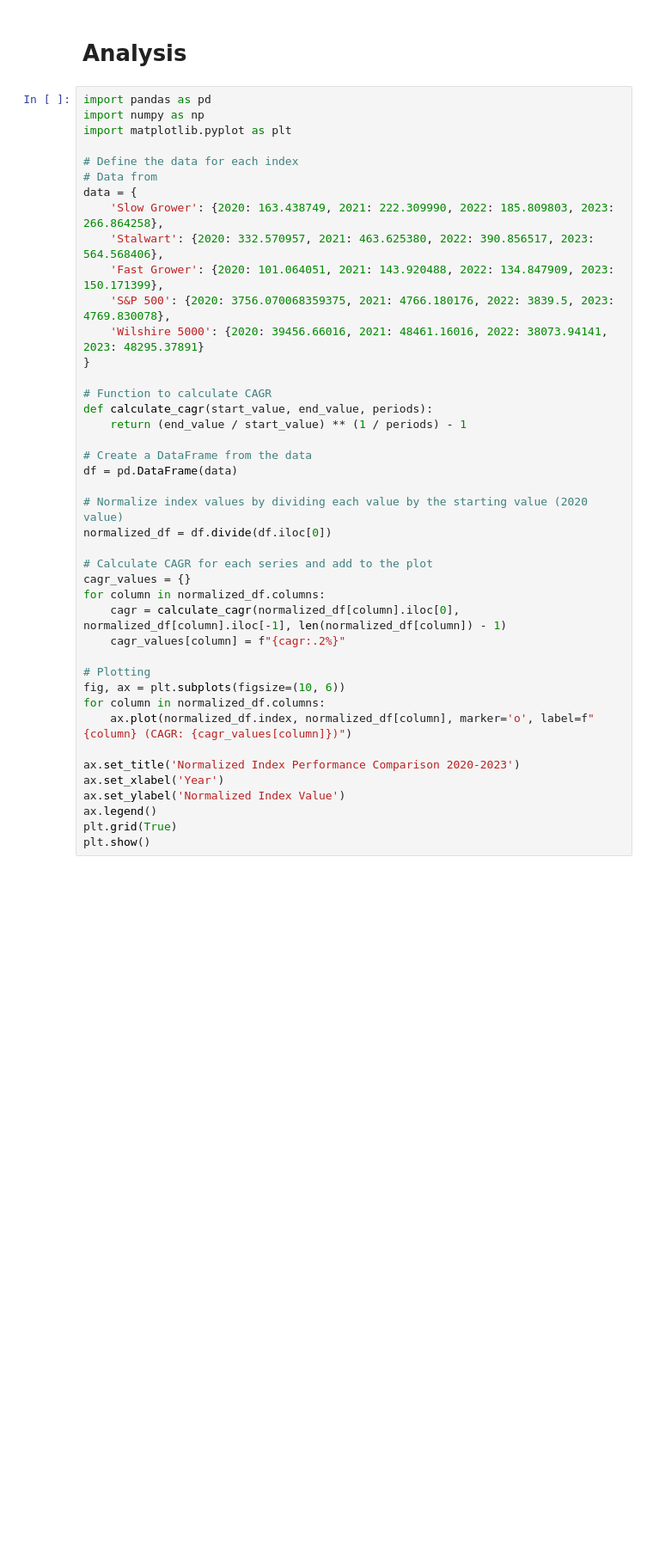
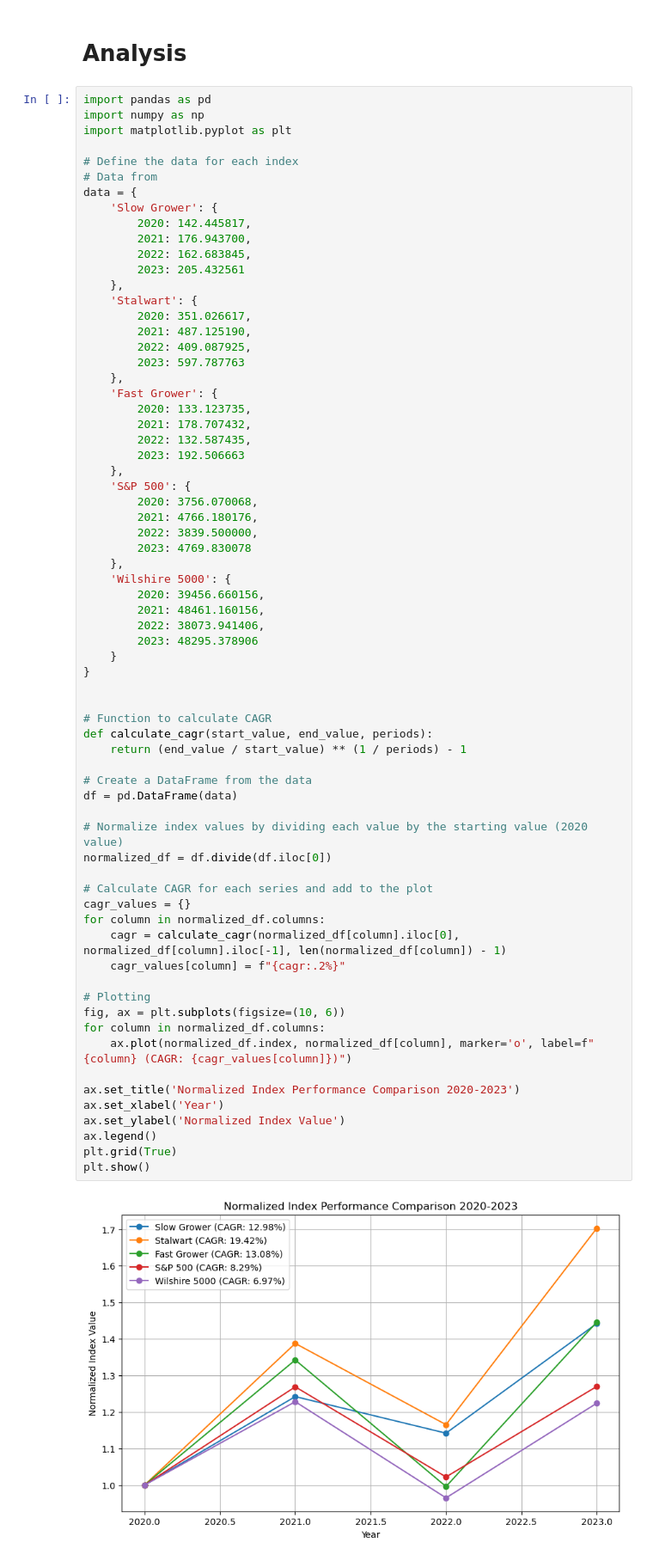
Before and after one commit to RyanChang123/Final-Project, a Jupyter notebook: Builder.ipynb, the cells around one changed output. Shown at 86% size. Cells and saved outputs as stored; diff of their text form; blank space fills up the shorter version.

```diff
--- a/Builder.ipynb
+++ b/Builder.ipynb
@@ -910,37 +1085,65 @@ import matplotlib.pyplot as plt
 # Define the data for each index
 # Data from
 data = {
-    'Slow Grower': {2020: 163.438749, 2021: 222.309990, 2022: 185.809803, 2023: 266.864258},
-    'Stalwart': {2020: 332.570957, 2021: 463.625380, 2022: 390.856517, 2023: 564.568406},
-    'Fast Grower': {2020: 101.064051, 2021: 143.920488, 2022: 134.847909, 2023: 150.171399},
-    'S&P 500': {2020: 3756.070068359375, 2021: 4766.180176, 2022: 3839.5, 2023: 4769.830078},
-    'Wilshire 5000': {2020: 39456.66016, 2021: 48461.16016, 2022: 38073.94141, 2023: 48295.37891}
+    'Slow Grower': {
+        2020: 142.445817,
+        2021: 176.943700,
+        2022: 162.683845,
+        2023: 205.432561
+    },
+    'Stalwart': {
+        2020: 351.026617,
+        2021: 487.125190,
+        2022: 409.087925,
+        2023: 597.787763
+    },
+    'Fast Grower': {
+        2020: 133.123735,
+        2021: 178.707432,
+        2022: 132.587435,
+        2023: 192.506663
+    },
+    'S&P 500': {
+        2020: 3756.070068,
+        2021: 4766.180176,
+        2022: 3839.500000,
+        2023: 4769.830078
+    },
+    'Wilshire 5000': {
+        2020: 39456.660156,
+        2021: 48461.160156,
+        2022: 38073.941406,
+        2023: 48295.378906
+    }
 }
+
 
 # Function to calculate CAGR
 def calculate_cagr(start_value, end_value, periods):
     return (end_value / start_value) ** (1 / periods) - 1
 
 # Create a DataFrame from the data
 df = pd.DataFrame(data)
 
 # Normalize index values by dividing each value by the starting value (2020 value)
 normalized_df = df.divide(df.iloc[0])
 
 # Calculate CAGR for each series and add to the plot
 cagr_values = {}
 for column in normalized_df.columns:
     cagr = calculate_cagr(normalized_df[column].iloc[0], normalized_df[column].iloc[-1], len(normalized_df[column]) - 1)
     cagr_values[column] = f"{cagr:.2%}"
 
 # Plotting
 fig, ax = plt.subplots(figsize=(10, 6))
 for column in normalized_df.columns:
     ax.plot(normalized_df.index, normalized_df[column], marker='o', label=f"{column} (CAGR: {cagr_values[column]})")
 
 ax.set_title('Normalized Index Performance Comparison 2020-2023')
 ax.set_xlabel('Year')
 ax.set_ylabel('Normalized Index Value')
 ax.legend()
 plt.grid(True)
 plt.show()
+# %% [output]
+[figure, added]
```
Also changed, not shown: parts of 22 cells of this notebook, 39 other files.
